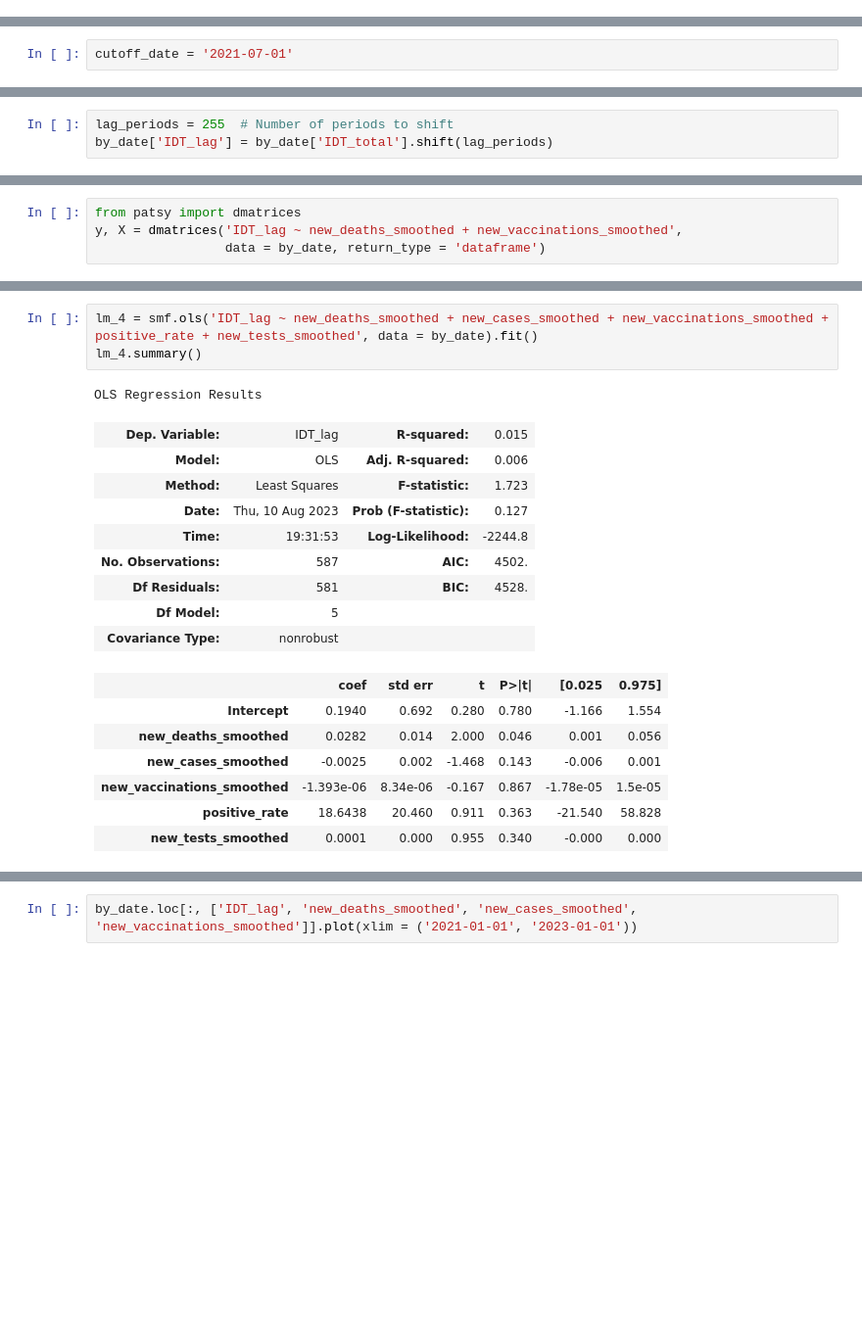
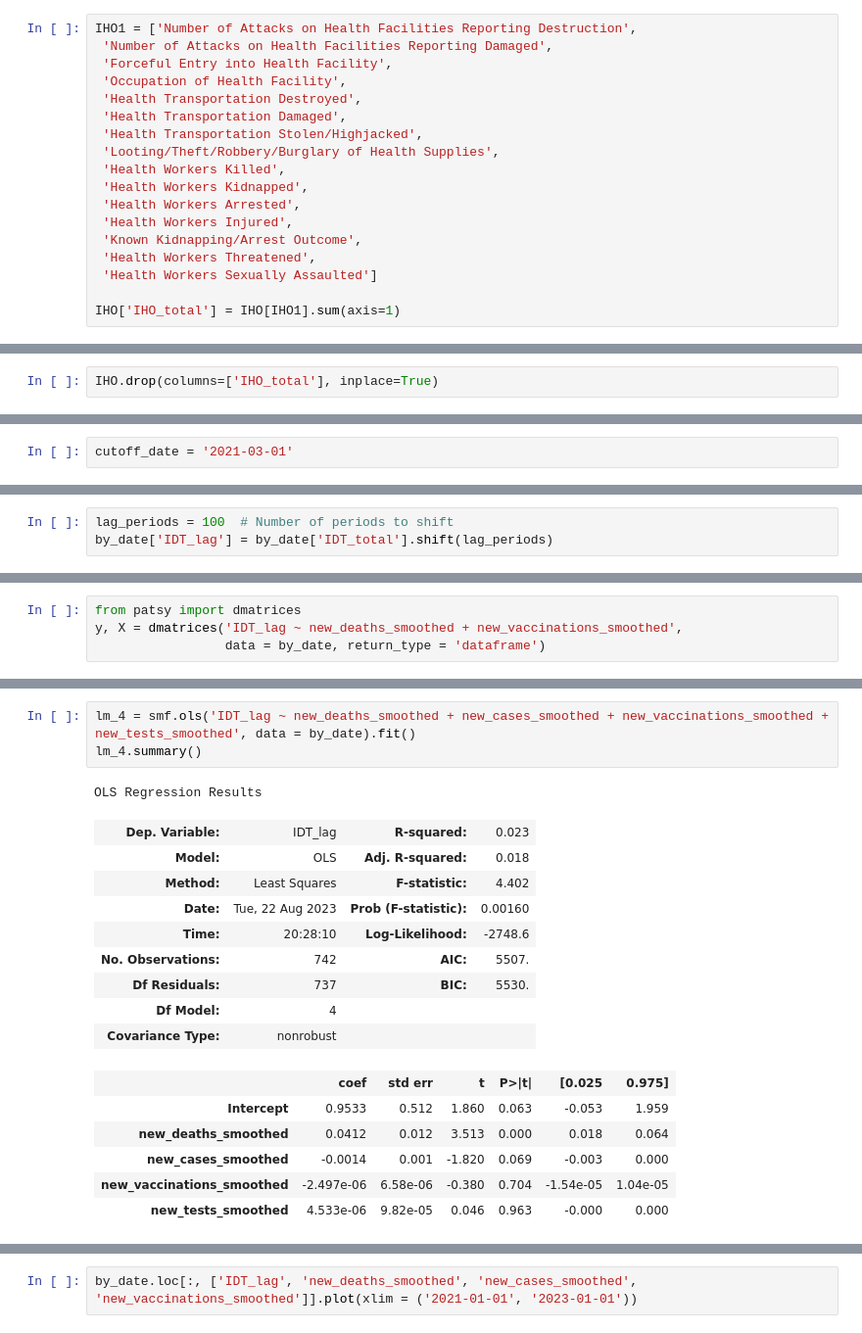
Before and after one commit to YSetAung/thesis, a Jupyter notebook: Thesis.ipynb, the cells around one changed output, grey strips where cells are left out. Shown at 98% size. Drawn from its saved outputs; the diff is of its cells as text; blank space fills up the shorter version.

```diff
--- a/Thesis.ipynb
+++ b/Thesis.ipynb
@@ -64,3 +64,21 @@ pd.to_datetime(IHO['date'], format='%Y-%m-%d')
 879   2023-04-17
 880   2023-04-18
 Name: date, Length: 880, dtype: datetime64[ns]
+# %%
+IHO1 = ['Number of Attacks on Health Facilities Reporting Destruction',
+ 'Number of Attacks on Health Facilities Reporting Damaged',
+ 'Forceful Entry into Health Facility',
+ 'Occupation of Health Facility',
+ 'Health Transportation Destroyed',
+ 'Health Transportation Damaged',
+ 'Health Transportation Stolen/Highjacked',
+ 'Looting/Theft/Robbery/Burglary of Health Supplies',
+ 'Health Workers Killed',
+ 'Health Workers Kidnapped',
+ 'Health Workers Arrested',
+ 'Health Workers Injured',
+ 'Known Kidnapping/Arrest Outcome',
+ 'Health Workers Threatened',
+ 'Health Workers Sexually Assaulted']
+
+IHO['IHO_total'] = IHO[IHO1].sum(axis=1)
@@ -67,3 +90,5 @@ Name: date, Length: 880, dtype: datetime64[ns]
+# %%
+IHO.drop(columns=['IHO_total'], inplace=True)
 # %%
 CVD = pd.read_csv('/content/drive/MyDrive/Thesis/Covid.csv')
 CVD.head()
@@ -490,7 +515,7 @@ plot_acf(arima1.resid, lags = 13, zero = False);
 # %% [output]
 [figure]
 # %%
-cutoff_date = '2021-07-01'
+cutoff_date = '2021-03-01'
 # %%
 data1= data[data['date'] <= cutoff_date]
 constant_value = 0
@@ -641,4 +666,4 @@ p-value = 0.9843854777337959
 # %%
-lag_periods = 255  # Number of periods to shift
+lag_periods = 100  # Number of periods to shift
 by_date['IDT_lag'] = by_date['IDT_total'].shift(lag_periods)
 # %%
@@ -779,21 +846,20 @@ strong multicollinearity or other numerical problems.
 # %%
-lm_4 = smf.ols('IDT_lag ~ new_deaths_smoothed + new_cases_smoothed + new_vaccinations_smoothed + positive_rate + new_tests_smoothed', data = by_date).fit()
+lm_4 = smf.ols('IDT_lag ~ new_deaths_smoothed + new_cases_smoothed + new_vaccinations_smoothed + new_tests_smoothed', data = by_date).fit()
 lm_4.summary()
 # %% [output]
 OLS Regression Results
-| Dep. Variable: | IDT_lag | R-squared: | 0.015 |
-| Model: | OLS | Adj. R-squared: | 0.006 |
-| Method: | Least Squares | F-statistic: | 1.723 |
-| Date: | Thu, 10 Aug 2023 | Prob (F-statistic): | 0.127 |
-| Time: | 19:31:53 | Log-Likelihood: | -2244.8 |
-| No. Observations: | 587 | AIC: | 4502. |
-| Df Residuals: | 581 | BIC: | 4528. |
-| Df Model: | 5 |  |  |
+| Dep. Variable: | IDT_lag | R-squared: | 0.023 |
+| Model: | OLS | Adj. R-squared: | 0.018 |
+| Method: | Least Squares | F-statistic: | 4.402 |
+| Date: | Tue, 22 Aug 2023 | Prob (F-statistic): | 0.00160 |
+| Time: | 20:28:10 | Log-Likelihood: | -2748.6 |
+| No. Observations: | 742 | AIC: | 5507. |
+| Df Residuals: | 737 | BIC: | 5530. |
+| Df Model: | 4 |  |  |
 | Covariance Type: | nonrobust |  |  |
 |  | coef | std err | t | P>|t| | [0.025 | 0.975] |
-| Intercept | 0.1940 | 0.692 | 0.280 | 0.780 | -1.166 | 1.554 |
-| new_deaths_smoothed | 0.0282 | 0.014 | 2.000 | 0.046 | 0.001 | 0.056 |
-| new_cases_smoothed | -0.0025 | 0.002 | -1.468 | 0.143 | -0.006 | 0.001 |
-| new_vaccinations_smoothed | -1.393e-06 | 8.34e-06 | -0.167 | 0.867 | -1.78e-05 | 1.5e-05 |
-| positive_rate | 18.6438 | 20.460 | 0.911 | 0.363 | -21.540 | 58.828 |
-| new_tests_smoothed | 0.0001 | 0.000 | 0.955 | 0.340 | -0.000 | 0.000 |
+| Intercept | 0.9533 | 0.512 | 1.860 | 0.063 | -0.053 | 1.959 |
+| new_deaths_smoothed | 0.0412 | 0.012 | 3.513 | 0.000 | 0.018 | 0.064 |
+| new_cases_smoothed | -0.0014 | 0.001 | -1.820 | 0.069 | -0.003 | 0.000 |
+| new_vaccinations_smoothed | -2.497e-06 | 6.58e-06 | -0.380 | 0.704 | -1.54e-05 | 1.04e-05 |
+| new_tests_smoothed | 4.533e-06 | 9.82e-05 | 0.046 | 0.963 | -0.000 | 0.000 |
```
Also changed, not shown: parts of 49 cells of this notebook.
